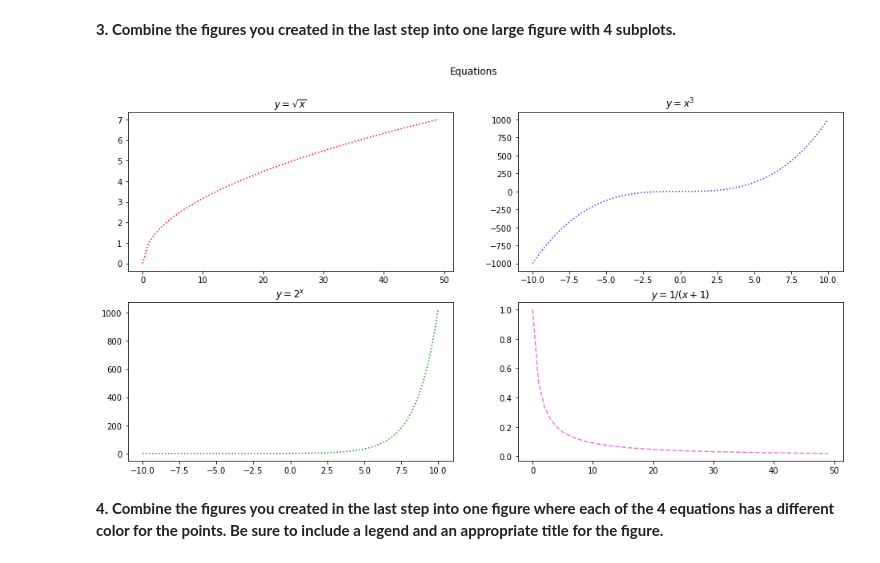
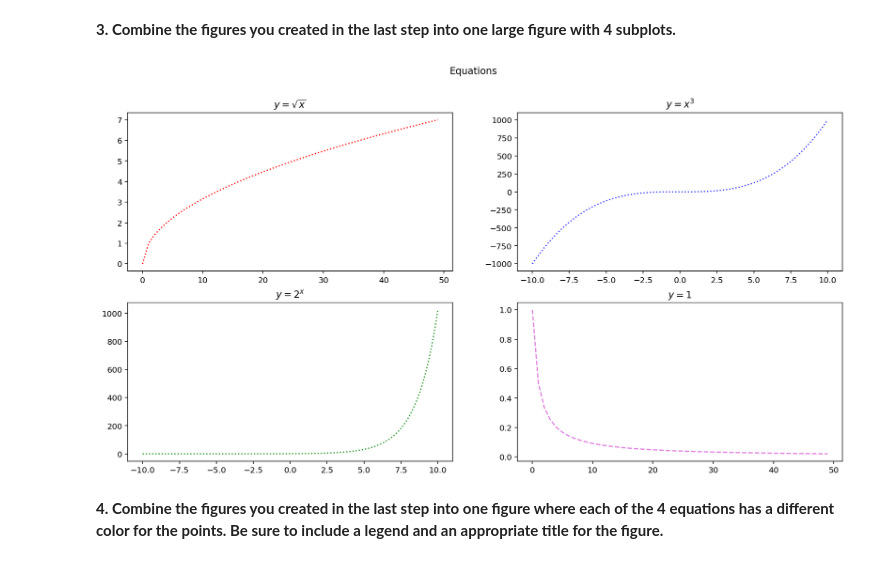
Before and after one commit to nadia-paz/numpy-pandas-visualization-exercises, a Jupyter notebook: matplotlib_exercises.ipynb, the cells around one changed output. Drawn from its saved outputs; the diff is of its cells as text; code cells hidden in the pictures.

```diff
--- a/matplotlib_exercises.ipynb
+++ b/matplotlib_exercises.ipynb
@@ -79,29 +88,29 @@ plt.show()
 # %%
 #use x1 and y1, y2, y3, y4 from the previous exercise
 
 plt.figure(figsize = (16, 8))
 
 #first subplot for x1 and y1
 plt.subplot(221)
 plt.plot(x1, y1,color = 'r', ls = ':')
 plt.title('$y = \sqrt{x}$')
 
 plt.subplot(222)
 plt.plot(x, y2,color = 'b', ls = ':', alpha = 0.8)
 plt.title('$y = x^3$')
 
 plt.subplot(223)
 plt.plot(x, y3,color = 'g', ls = ':', alpha = 0.9)
 plt.title('$y = 2^x$')
 
 plt.subplot(224)
 plt.plot(x1, y4,color = 'm', ls = '--', alpha = 0.5)
-plt.title('$y = 1 / (x+ 1)$')
+plt.title('$y = 1\frac{(x+ 1)}$')
 
 plt.suptitle('Equations')
 plt.show()
 # %% [output]
-[figure, old version]
+[figure, new version]
 # %% [markdown]
 **4. Combine the figures you created in the last step into one figure where each of the 4 equations has a different color for the points. Be sure to include a legend and an appropriate title for the figure.**
 # %%
```
Also changed, not shown: parts of 6 cells of this notebook, 1 other file.
